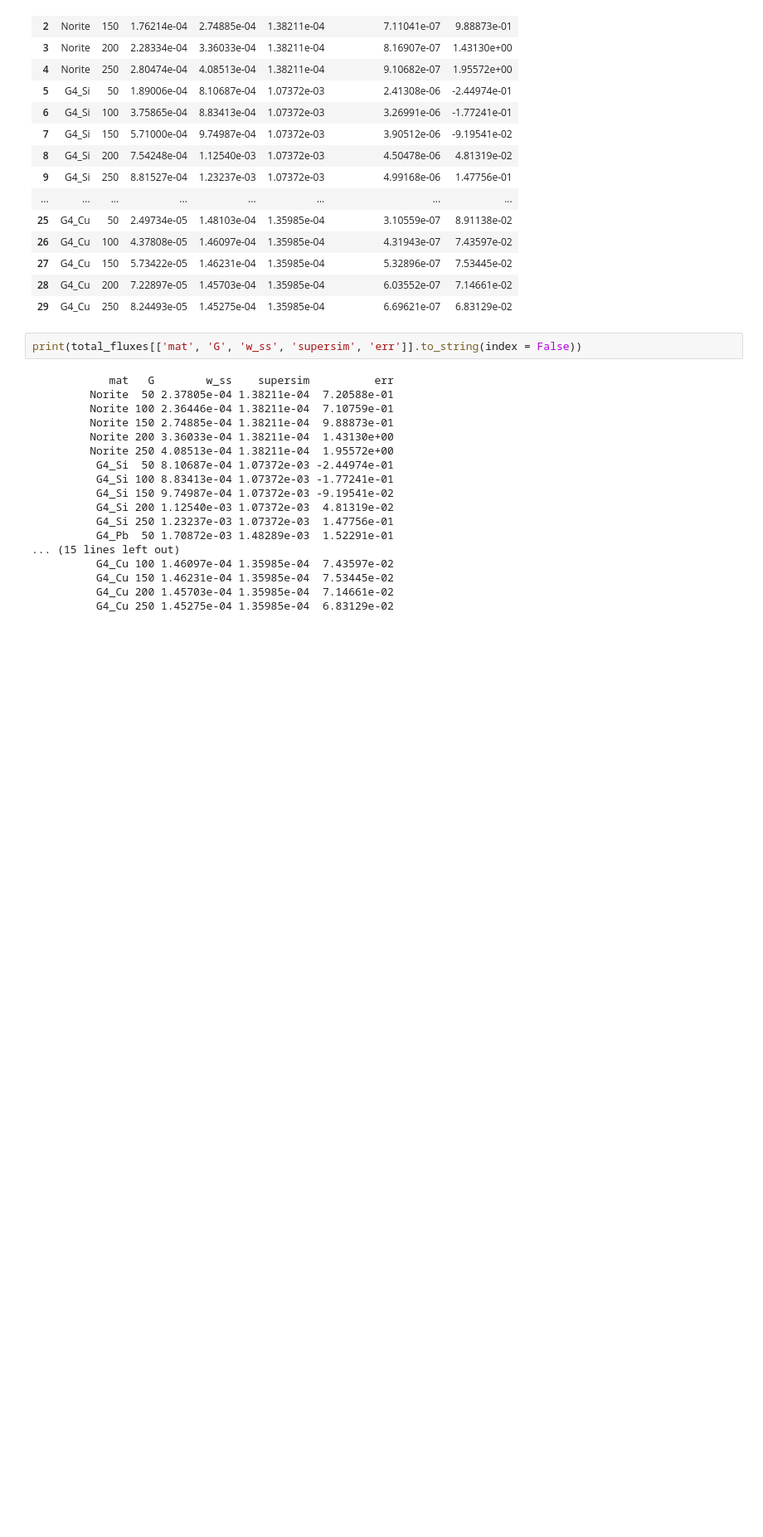
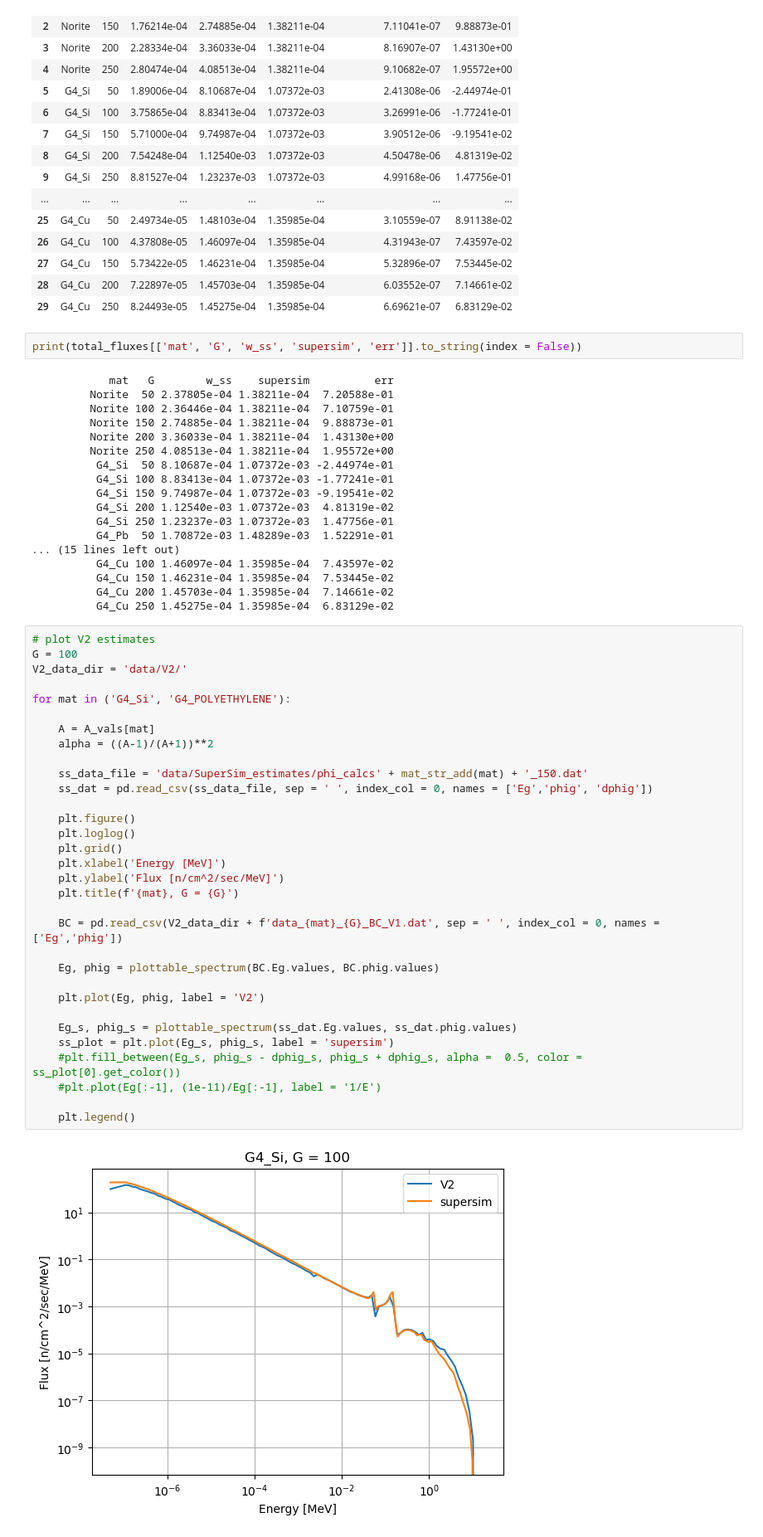
Before and after one commit to villano-lab/ntransporter, a Jupyter notebook: boundary_conditions/plotting_bc.ipynb, the cells around one changed output. Shown at 83% size. Saved outputs shown, nothing was run; the diff lists cells and outputs as text; blank space fills up the shorter version.

Commit message:
plotting V2 results for G4_Si and G4_POLYETHYLENE

```diff
--- a/boundary_conditions/plotting_bc.ipynb
+++ b/boundary_conditions/plotting_bc.ipynb
@@ -493,3 +493,37 @@ print(total_fluxes[['mat', 'G', 'w_ss', 'supersim', 'err']].to_string(index = Fa
           G4_Cu 150 1.46231e-04 1.35985e-04  7.53445e-02
           G4_Cu 200 1.45703e-04 1.35985e-04  7.14661e-02
           G4_Cu 250 1.45275e-04 1.35985e-04  6.83129e-02
+# %%
+# plot V2 estimates
+G = 100
+V2_data_dir = 'data/V2/'
+
+for mat in ('G4_Si', 'G4_POLYETHYLENE'):
+
+    A = A_vals[mat]
+    alpha = ((A-1)/(A+1))**2
+
+    ss_data_file = 'data/SuperSim_estimates/phi_calcs' + mat_str_add(mat) + '_150.dat'
+    ss_dat = pd.read_csv(ss_data_file, sep = ' ', index_col = 0, names = ['Eg','phig', 'dphig'])
+
+    plt.figure()
+    plt.loglog()
+    plt.grid()
+    plt.xlabel('Energy [MeV]')
+    plt.ylabel('Flux [n/cm^2/sec/MeV]')
+    plt.title(f'{mat}, G = {G}')
+
+    BC = pd.read_csv(V2_data_dir + f'data_{mat}_{G}_BC_V1.dat', sep = ' ', index_col = 0, names = ['Eg','phig'])
+
+    Eg, phig = plottable_spectrum(BC.Eg.values, BC.phig.values)
+
+    plt.plot(Eg, phig, label = 'V2')
+
+    Eg_s, phig_s = plottable_spectrum(ss_dat.Eg.values, ss_dat.phig.values)
+    ss_plot = plt.plot(Eg_s, phig_s, label = 'supersim')
+    #plt.fill_between(Eg_s, phig_s - dphig_s, phig_s + dphig_s, alpha =  0.5, color = ss_plot[0].get_color())
+    #plt.plot(Eg[:-1], (1e-11)/Eg[:-1], label = '1/E')
+
+    plt.legend()
+# %% [output]
+[figure, added]
```
Also changed, not shown: parts of 1 cell of this notebook.
